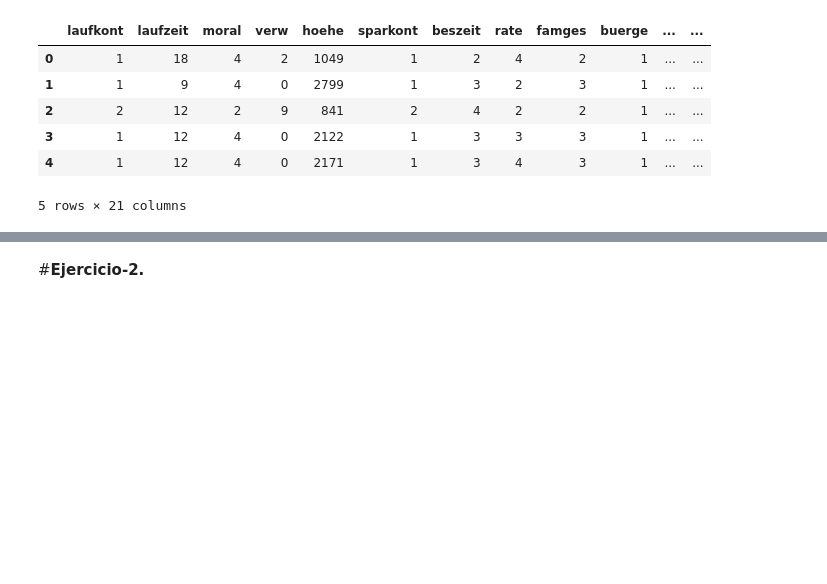
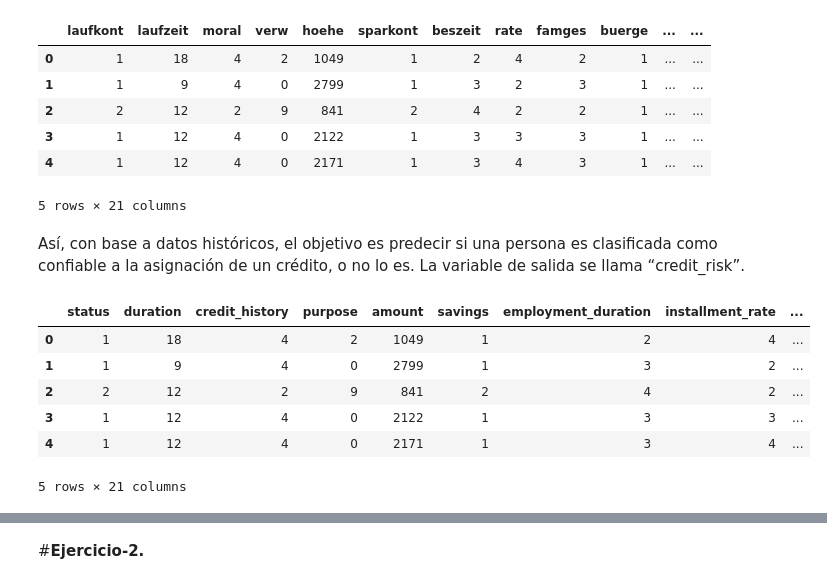
Before and after one commit to KarltonBotics/MNA-IA-Equipos51, a Jupyter notebook: Arboldedecision_Equipo51.ipynb, the cells around one changed output, grey strips where cells are left out. Cells and saved outputs as stored; diff of their text form; code cells hidden in the pictures; blank space fills up the shorter version.

```diff
--- a/Arboldedecision_Equipo51.ipynb
+++ b/Arboldedecision_Equipo51.ipynb
@@ -61 +55,39 @@ df.head()
+# %% [markdown]
+Así, con base a datos históricos, el objetivo es predecir si una persona es clasificada como confiable a la
+asignación de un crédito, o no lo es. La variable de salida se llama “credit_risk”.
+# %%
+#Carga los datos y sustituye los nombres de las columnas del alemán al inglés de acuerdo a como se indica en la página de la UCI.
+df.rename(columns = {
+    'laufkont':'status',
+    'laufzeit':'duration',
+    'moral':'credit_history',
+    'verw':'purpose',
+    'hoehe':'amount',
+    'sparkont':'savings',
+    'beszeit':'employment_duration',
+    'rate':'installment_rate',
+    'famges':'personal_status_sex',
+    'buerge':'other_debtors',
+    'wohnzeit':'present_residence',
+    'verm':'property',
+    'alter':'age',
+    'weitkred':'other_installment_plans',
+    'wohn':'housing',
+    'bishkred':'number_credits',
+    'beruf':'job',
+    'pers':'people_liable',
+    'telef':'telephone',
+    'gastarb':'foreign_worker',
+    'kredit':'credit_risk'
+}, inplace = True)
+#El inplace true, nos permite hacer la mutación sobre el mismo dataframe, sin necesidad d ecrear otro nuevo
+df.head()
+# %% [output]
+|  | status | duration | credit_history | purpose | amount | savings | employment_duration | installment_rate | ... |
+| 0 | 1 | 18 | 4 | 2 | 1049 | 1 | 2 | 4 | ... |
+| 1 | 1 | 9 | 4 | 0 | 2799 | 1 | 3 | 2 | ... |
+| 2 | 2 | 12 | 2 | 9 | 841 | 2 | 4 | 2 | ... |
+| 3 | 1 | 12 | 4 | 0 | 2122 | 1 | 3 | 3 | ... |
+| 4 | 1 | 12 | 4 | 0 | 2171 | 1 | 3 | 4 | ... |
+5 rows × 21 columns
 # %%
```
Also changed, not shown: parts of 6 cells of this notebook, 1 other file.
